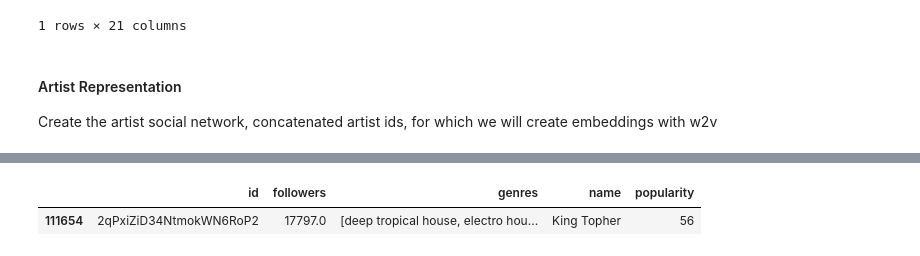
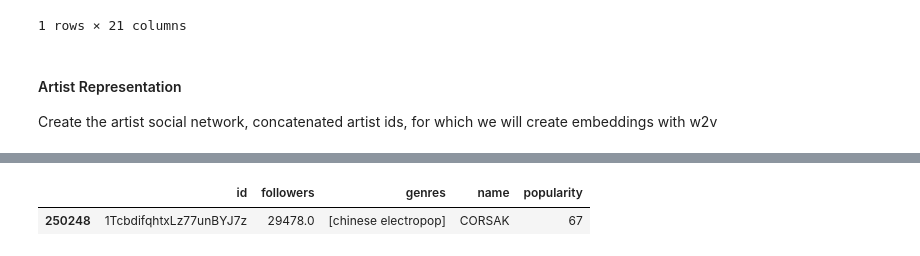
Before and after one commit to taslanidis/Music-Recommender, a Jupyter notebook: analyses/artist_embeddings.ipynb, the cells around one changed output, grey strips where cells are left out. Drawn from its saved outputs; the diff is of its cells as text; code cells hidden in the pictures.

```diff
--- a/analyses/artist_embeddings.ipynb
+++ b/analyses/artist_embeddings.ipynb
@@ -116,5 +126,5 @@ for s in mdl.wv.most_similar(input_node, topn = 10):
 # %%
-df_db_artists[df_db_artists['id']=='2qPxiZiD34NtmokWN6RoP2']
+df_db_artists[df_db_artists['id']=='1TcbdifqhtxLz77unBYJ7z']
 # %% [output]
 |  | id | followers | genres | name | popularity |
-| 111654 | 2qPxiZiD34NtmokWN6RoP2 | 17797.0 | [deep tropical house, electro hou... | King Topher | 56 |
+| 250248 | 1TcbdifqhtxLz77unBYJ7z | 29478.0 | [chinese electropop] | CORSAK | 67 |
```
Also changed, not shown: parts of 8 cells of this notebook, 3 other files.
